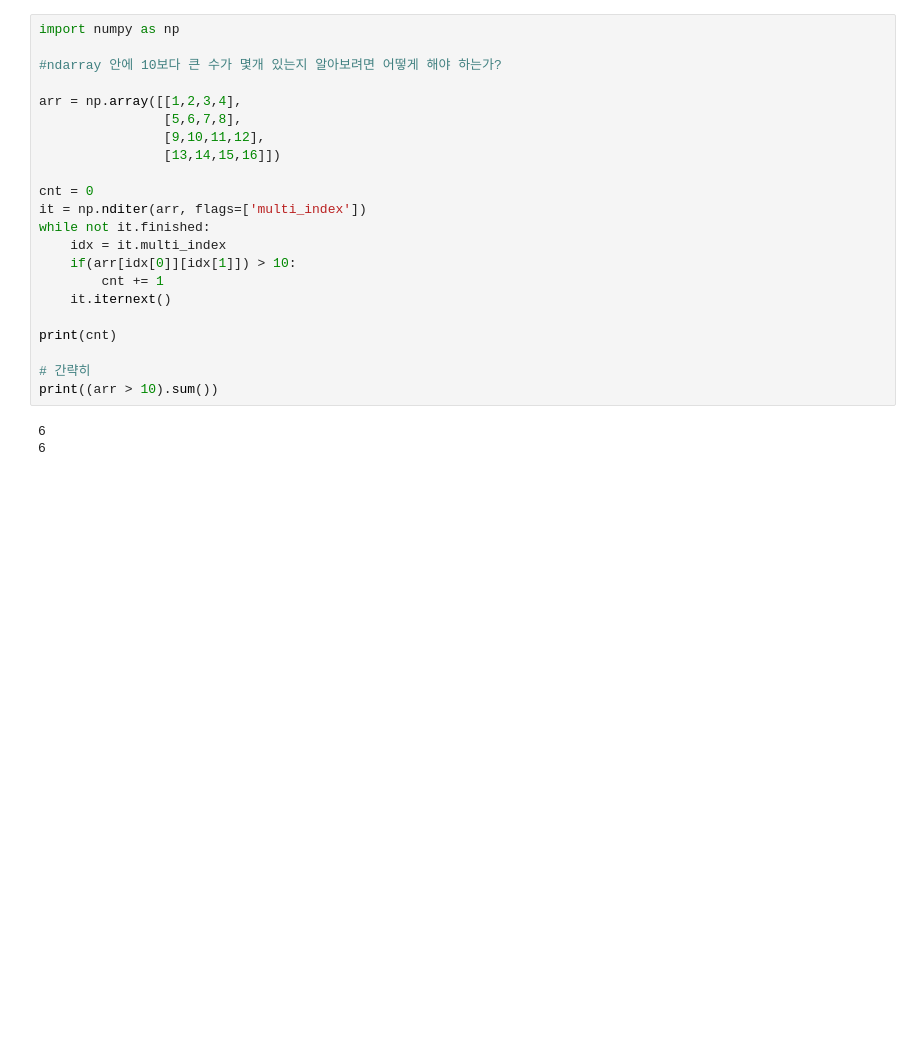
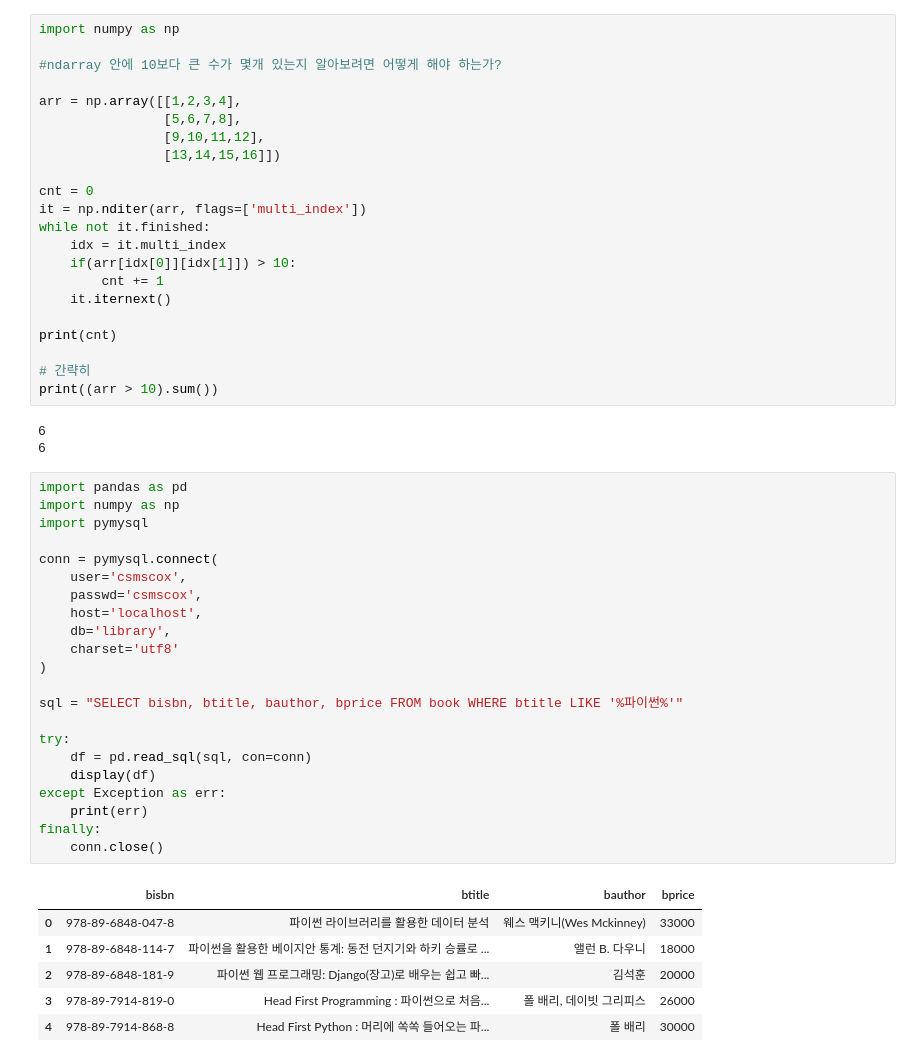
Before and after one commit to dltmdgh1994/multicampus, a Jupyter notebook: 파이썬 연습문제.ipynb, the cells around one changed output. Cells and saved outputs as stored; diff of their text form; blank space fills up the shorter version.

```diff
--- a/파이썬 연습문제.ipynb
+++ b/파이썬 연습문제.ipynb
@@ -752,3 +752,32 @@ print((arr > 10).sum())
 # %% [output]
 6
 6
+# %%
+import pandas as pd
+import numpy as np
+import pymysql
+
+conn = pymysql.connect(
+    user='csmscox',
+    passwd='csmscox',
+    host='localhost',
+    db='library',
+    charset='utf8'
+)
+
+sql = "SELECT bisbn, btitle, bauthor, bprice FROM book WHERE btitle LIKE '%파이썬%'"
+
+try:
+    df = pd.read_sql(sql, con=conn)
+    display(df)
+except Exception as err:
+    print(err)
+finally:
+    conn.close()
+# %% [output]
+|  | bisbn | btitle | bauthor | bprice |
+| 0 | 978-89-6848-047-8 | 파이썬 라이브러리를 활용한 데이터 분석 | 웨스 맥키니(Wes Mckinney) | 33000 |
+| 1 | 978-89-6848-114-7 | 파이썬을 활용한 베이지안 통계: 동전 던지기와 하키 승률로 ... | 앨런 B. 다우니 | 18000 |
+| 2 | 978-89-6848-181-9 | 파이썬 웹 프로그래밍: Django(장고)로 배우는 쉽고 빠... | 김석훈 | 20000 |
+| 3 | 978-89-7914-819-0 | Head First Programming : 파이썬으로 처음... | 폴 배리, 데이빗 그리피스 | 26000 |
+| 4 | 978-89-7914-868-8 | Head First Python : 머리에 쏙쏙 들어오는 파... | 폴 배리 | 30000 |
```
Also changed, not shown: 2 other files.
